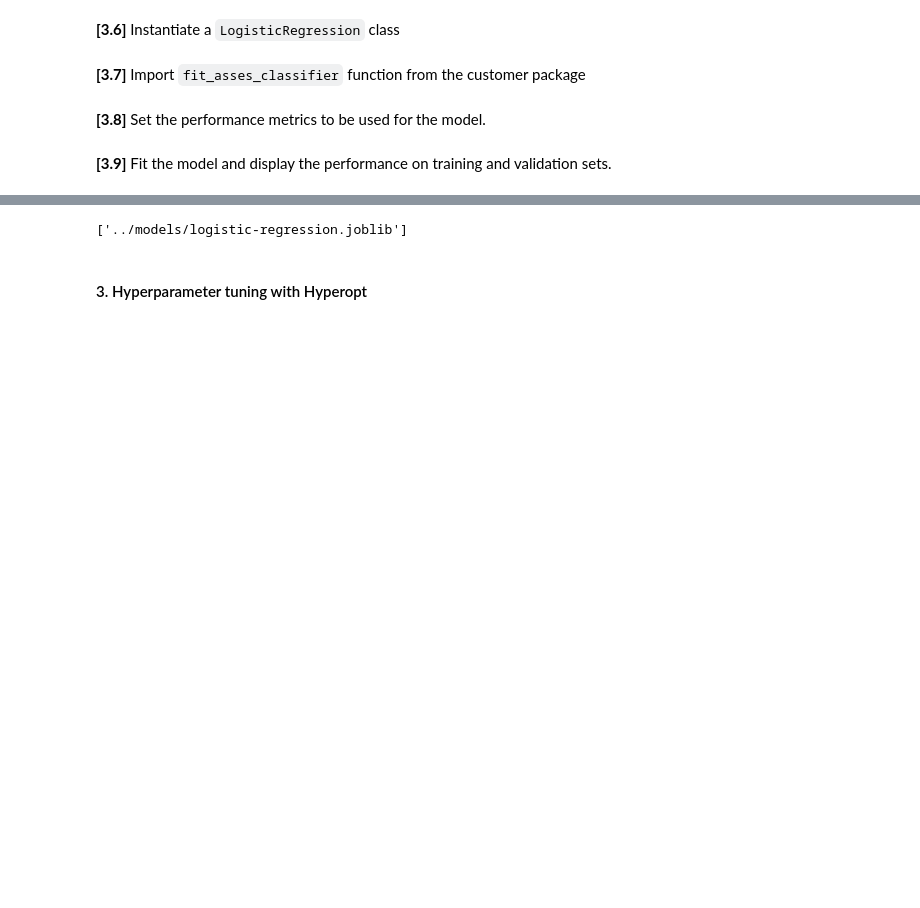
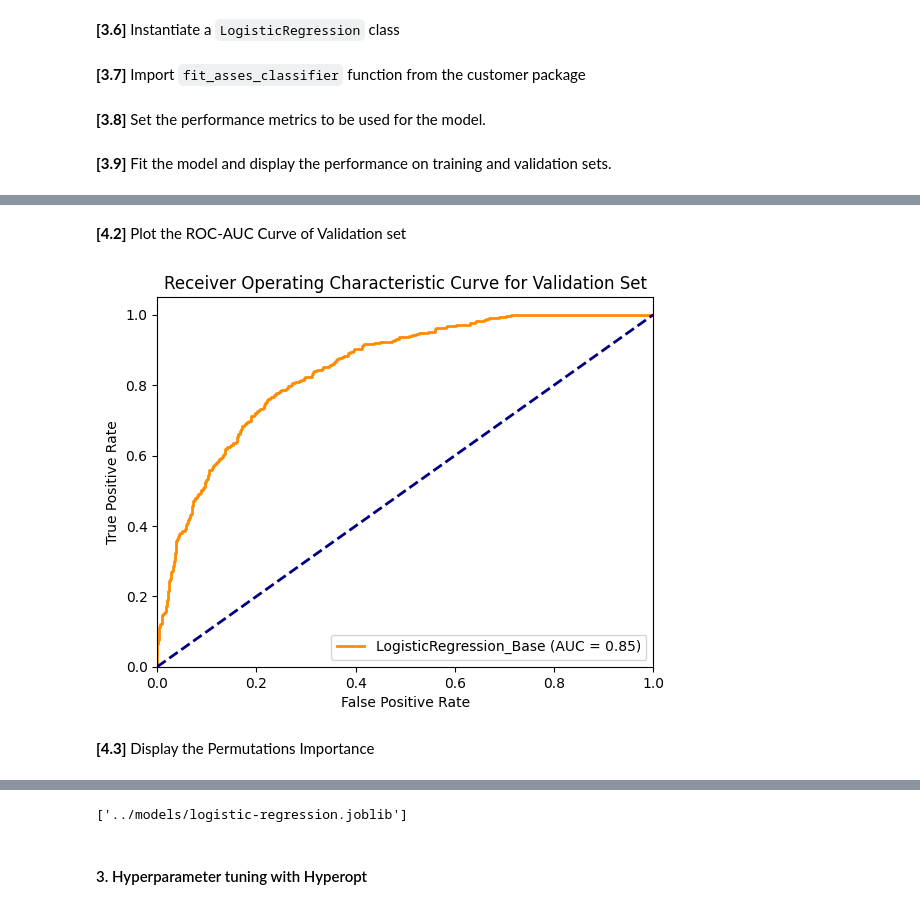
Before and after one commit to chuannarongvat/internship_c_dataset_2, a Jupyter notebook: notebooks/3_logistic-regression.ipynb, the cells around one changed output, grey strips where cells are left out. Drawn from its saved outputs; the diff is of its cells as text; code cells hidden in the pictures; blank space fills up the shorter version.

```diff
--- a/notebooks/3_logistic-regression.ipynb
+++ b/notebooks/3_logistic-regression.ipynb
@@ -92,0 +98,8 @@ Validation  0.618742   0.621134  0.616368  0.735842
+# %% [markdown]
+**[4.2]** Plot the ROC-AUC Curve of Validation set
+# %%
+plot_roc_auc_curve(log_reg, X_val, y_val, "Validation", "LogisticRegression_Base")
+# %% [output]
+[figure, added]
+# %% [markdown]
+**[4.3]** Display the Permutations Importance
```
Also changed, not shown: parts of 23 cells of this notebook, 1 other file.
